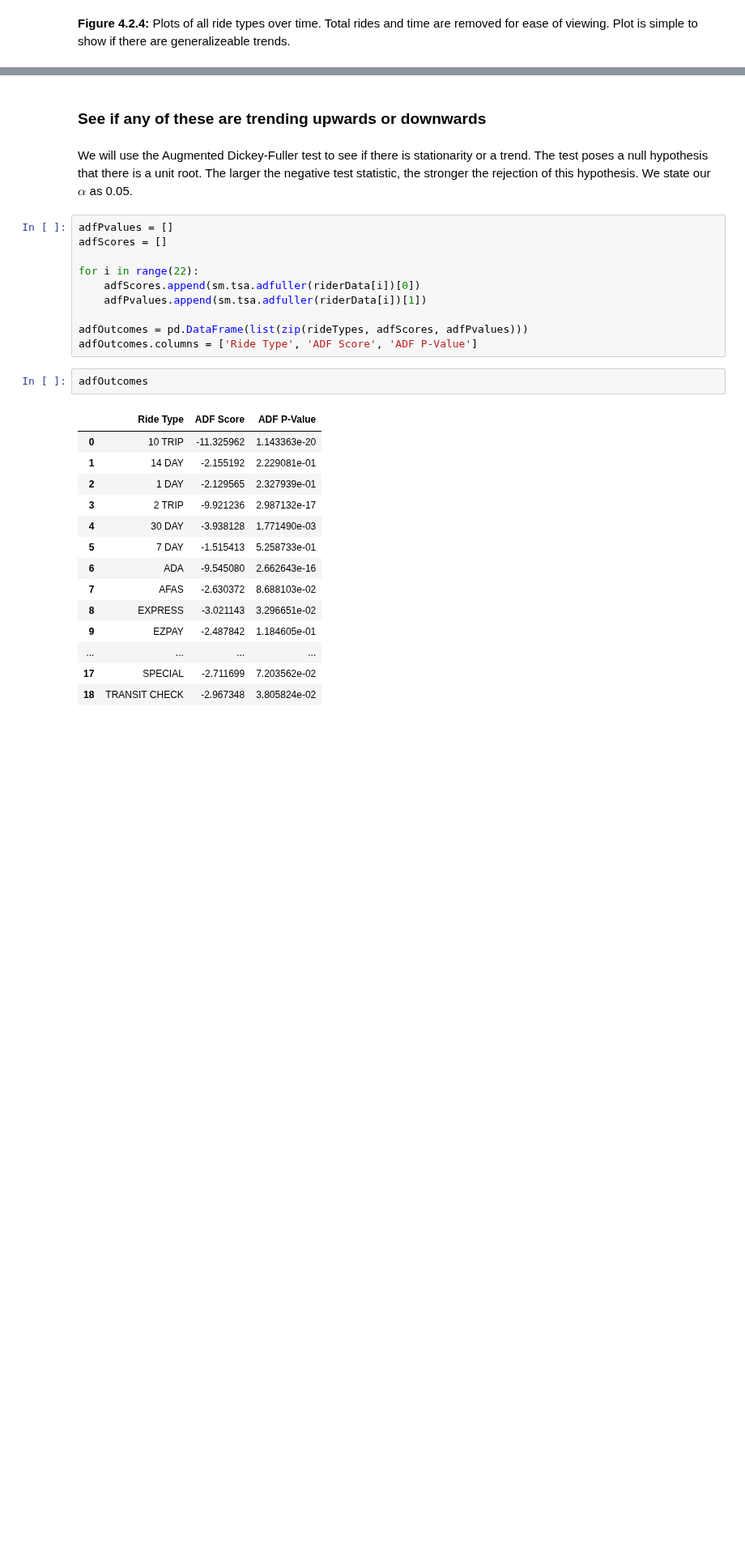
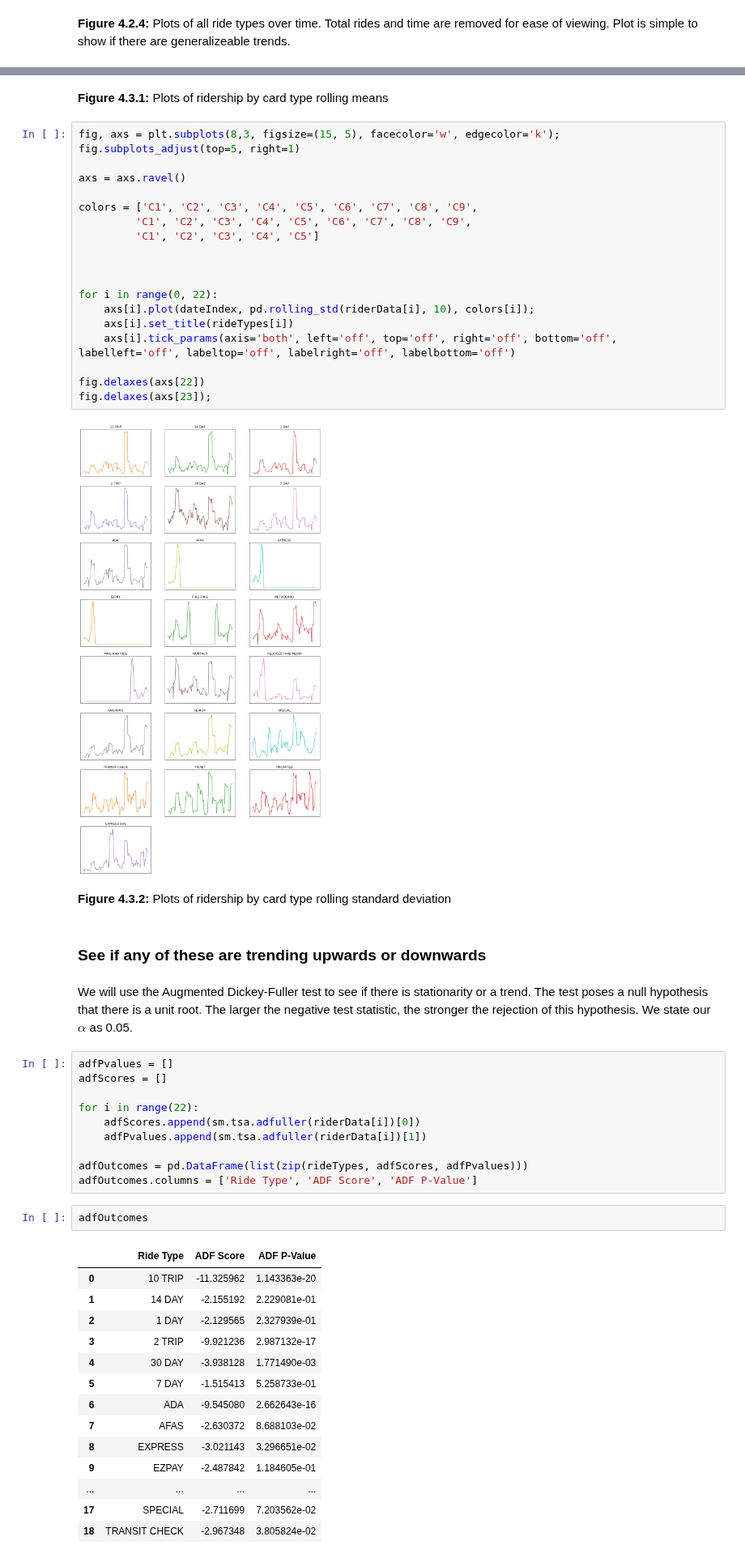
Before and after one commit to seanandrewchen/PUI2017_sac820, a Jupyter notebook: HW10_sac820/HW10_sac820.ipynb, the cells around one changed output, grey strips where cells are left out. Shown at 81% size. Cells and saved outputs as stored; diff of their text form; blank space fills up the shorter version.

```diff
--- a/HW10_sac820/HW10_sac820.ipynb
+++ b/HW10_sac820/HW10_sac820.ipynb
@@ -311,3 +376,28 @@ fig.delaxes(axs[23])
+# %% [markdown]
+**Figure 4.3.1:** Plots of ridership by card type rolling means
+# %%
+fig, axs = plt.subplots(8,3, figsize=(15, 5), facecolor='w', edgecolor='k');
+fig.subplots_adjust(top=5, right=1)
+
+axs = axs.ravel()
+
+colors = ['C1', 'C2', 'C3', 'C4', 'C5', 'C6', 'C7', 'C8', 'C9',
+         'C1', 'C2', 'C3', 'C4', 'C5', 'C6', 'C7', 'C8', 'C9',
+         'C1', 'C2', 'C3', 'C4', 'C5']
+
+
+
+for i in range(0, 22):
+    axs[i].plot(dateIndex, pd.rolling_std(riderData[i], 10), colors[i]);
+    axs[i].set_title(rideTypes[i])
+    axs[i].tick_params(axis='both', left='off', top='off', right='off', bottom='off', labelleft='off', labeltop='off', labelright='off', labelbottom='off')
+
+fig.delaxes(axs[22])
+fig.delaxes(axs[23]);
+# %% [output]
+[figure, added]
+# %% [markdown]
+**Figure 4.3.2:** Plots of ridership by card type rolling standard deviation
 # %% [markdown]
 ### See if any of these are trending upwards or downwards
 # %% [markdown]
```
Also changed, not shown: parts of 19 cells of this notebook.
